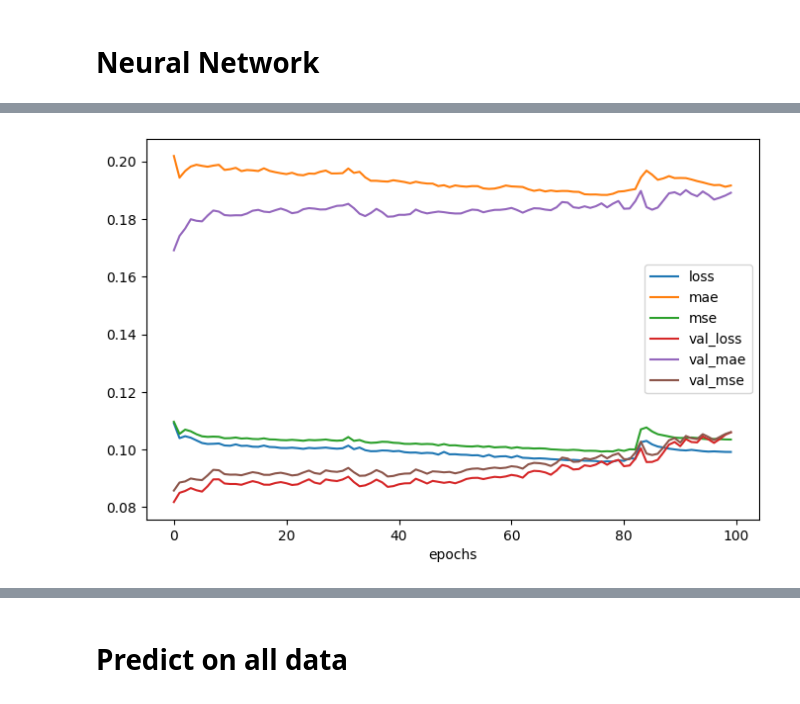
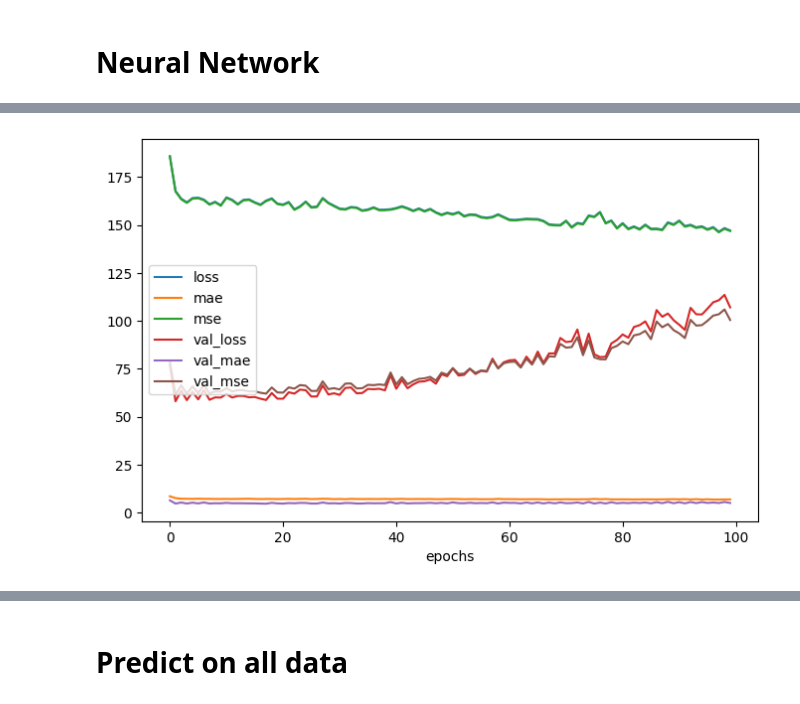
Before and after one commit to stevenalfonso/radial-velocity, a Jupyter notebook: regression_radial_velocity.ipynb, the cells around one changed output, grey strips where cells are left out. Cells and saved outputs as stored; diff of their text form; code cells hidden in the pictures.

```diff
--- a/regression_radial_velocity.ipynb
+++ b/regression_radial_velocity.ipynb
@@ -49,8 +49,8 @@ cluster_candidates_rv = cluster_candidates[~cluster_candidates['radial_velocity'
 #cluster_candidates_rv = cluster_candidates_rv[~cluster_candidates_rv['radial_velocity_error'].isna()]
 print(len(cluster_candidates_rv))
 #cluster_candidates_rv = cluster_candidates_rv[(np.abs(cluster_candidates_rv['radial_velocity']) <= 0.2*np.std(cluster_candidates_rv['radial_velocity']))]
-#cluster_candidates_rv = cluster_candidates_rv[(np.abs(cluster_candidates_rv['radial_velocity']) <= 1.7*np.std(cluster_candidates_rv['radial_velocity']))]
-cluster_candidates_rv = cluster_candidates_rv[(cluster_candidates_rv['radial_velocity'] >= -5.) & (cluster_candidates_rv['radial_velocity'] <= 15.)]
+cluster_candidates_rv = cluster_candidates_rv[(np.abs(cluster_candidates_rv['radial_velocity']) <= 1.7*np.std(cluster_candidates_rv['radial_velocity']))]
+#cluster_candidates_rv = cluster_candidates_rv[(cluster_candidates_rv['radial_velocity'] >= -5.) & (cluster_candidates_rv['radial_velocity'] <= 15.)]
 cluster_candidates_rv.info()
 # %% [output]
 1502
@@ -125,8 +125,8 @@ plt.show()
 # %%
-#x_data = np.array(cluster_candidates_rv[['ra','dec','pmra','pmdec','parallax']])
+x_data = np.array(cluster_candidates_rv[['ra','dec','pmra','pmdec','parallax']])
 #x_data = np.array(cluster_candidates_rv[['ra','dec','pmra','pmdec']])
 #x_data = np.array(cluster_candidates_rv[['l','b','pmra','pmdec','parallax']])
-x_data = np.array(cluster_candidates_rv[['angular_distance','pm_relative','distance']])
+#x_data = np.array(cluster_candidates_rv[['angular_distance','pm_relative','distance']])
 
 #y_data = np.array(cluster_candidates_rv[['radial_velocity','radial_velocity_error']])
 y_data = np.array(cluster_candidates_rv[['radial_velocity']])
@@ -136,5 +136,5 @@ x_data.shape, y_data.shape
 # %%
-x_train, x_test, y_train, y_test = train_test_split(x_data, y_data, test_size=0.3, random_state=42)
+x_train, x_test, y_train, y_test = train_test_split(x_data, y_data, test_size=0.1, random_state=42)
 
 # normalizer = Normalizer()
 # x_train = normalizer.fit_transform(x_train)
@@ -361,20 +364,17 @@ def custom_loss(y_true, y_pred):
     return tensorflow.reduce_mean(ARG - PREFACT)
 # %%
 #metrics = ['mean_squared_error', tensorflow.keras.losses.MAE, tensorflow.keras.metrics.R2Score()]
-#model.compile(optimizer=tensorflow.keras.optimizers.Adam(), loss='mean_squared_error', metrics=['mae','mse'])
-#model.compile(optimizer=tensorflow.keras.optimizers.Adam(), loss=tensorflow.keras.losses.MeanSquaredError(), metrics=['mae','mse'])
-#model.compile(optimizer=tensorflow.keras.optimizers.Adam(), loss=custom_loss, metrics=['mse'])
-model.compile(optimizer=tensorflow.keras.optimizers.Adam(learning_rate=0.01), loss=tensorflow.keras.losses.MeanSquaredError(), metrics=['mse','mae'])
-#model.compile(optimizer=tensorflow.keras.optimizers.Adam(), loss=tensorflow.keras.losses.MeanSquaredLogarithmicError(), metrics=['mse','mae'])
+#model.compile(optimizer=tensorflow.keras.optimizers.Adam(learning_rate=0.001), loss=custom_loss, metrics=['mse'])
+model.compile(optimizer=tensorflow.keras.optimizers.Adam(learning_rate=0.001), loss=tensorflow.keras.losses.MeanSquaredError(), metrics=['mse','mae'])
 #model.compile(optimizer=tensorflow.keras.optimizers.Adam(), loss=tensorflow.keras.losses.MeanAbsolutePercentageError(), metrics=['mse','mae'])
 #model.compile(optimizer=tensorflow.keras.optimizers.Adam(), loss=tensorflow.keras.losses.MeanAbsoluteError(), metrics=['mse','mae'])
-history = model.fit(x_train, y_train, epochs=100, batch_size=100, validation_data=(x_test, y_test), verbose=0)
+history = model.fit(x_train, y_train, epochs=100, batch_size=30, validation_data=(x_test, y_test), verbose=0)
 
 pd.DataFrame(history.history).plot(figsize=(8,5))
 plt.xlabel('epochs')
 plt.show()
 # %% [output]
-[figure, old version]
+[figure, new version]
 # %%
 fig, axes = plt.subplots(1,2, figsize=(8,4))
 axes[0].scatter(y_train[:,0], model.predict(x_train).flatten(), s=5, label='%s stars'%len(y_train[:,0]))
```
Also changed, not shown: parts of 14 cells of this notebook, 1 other file.
